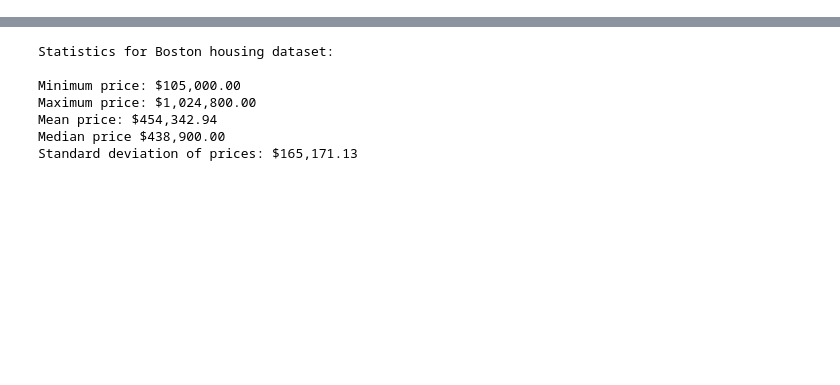
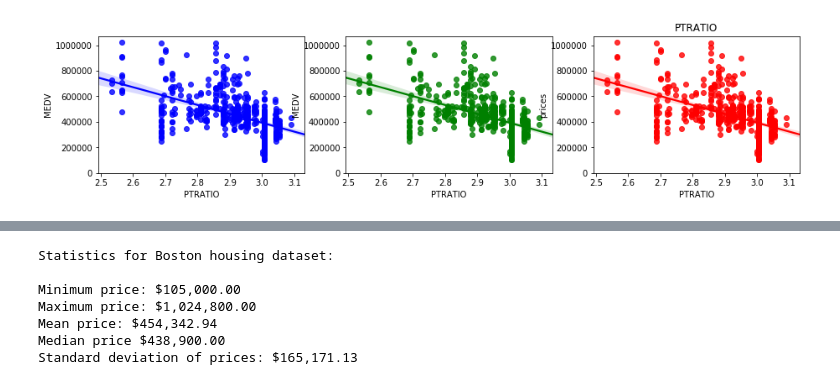
Before and after one commit to aattaran/Machine-Learning-with-Python, a Jupyter notebook: boston_housing/boston_housing.ipynb, the cells around one changed output, grey strips where cells are left out. Cells and saved outputs as stored; diff of their text form; code cells hidden in the pictures; blank space fills up the shorter version.

```diff
--- a/boston_housing/boston_housing.ipynb
+++ b/boston_housing/boston_housing.ipynb
@@ -16,0 +75,11 @@ number of boston housing dataset is 489 with 4 variables
+# %%
+fig, axs = plt.subplots(ncols=3,figsize=(15,3))
+
+for i, col in enumerate(features.columns):
+    lm = sns.regplot(np.log(data[col]), prices, ax = axs[i], color=clr[i])
+    lm.set(ylim=(0, None))
+    plt.ylabel('prices')
+    plt.title(col)
+    plt.xlabel(col)
+# %% [output]
+[figure, added]
```
Also changed, not shown: parts of 70 cells of this notebook, 4 other files.
